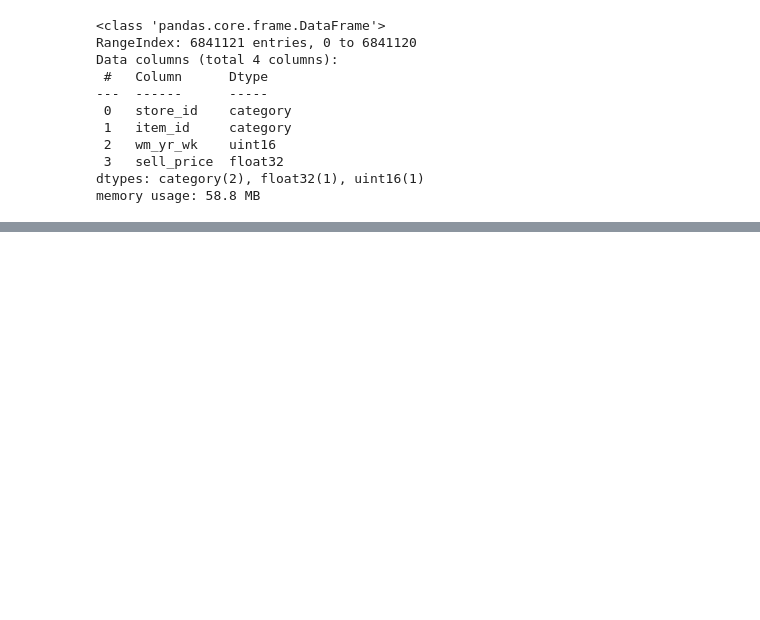
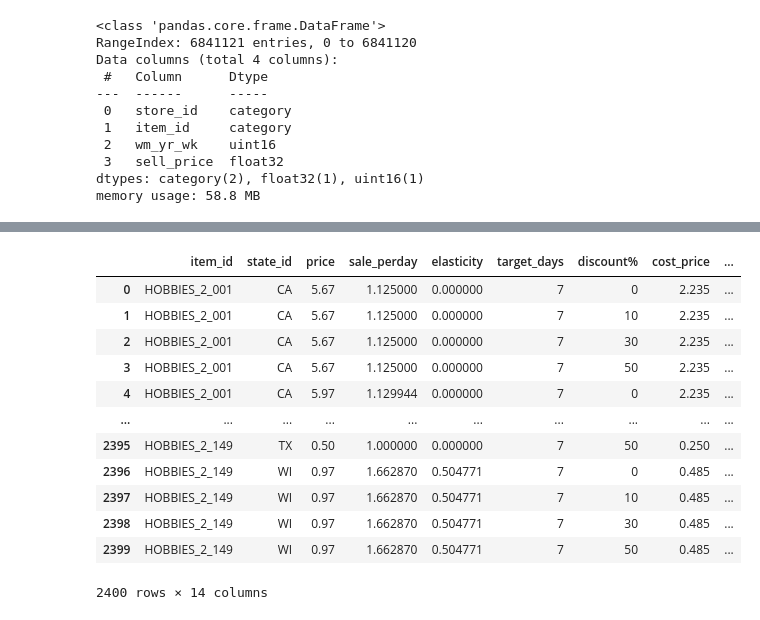
Before and after one commit to janiceivana/DS05_P5, a Jupyter notebook: opti.ipynb, the cells around one changed output, grey strips where cells are left out. Saved outputs shown, nothing was run; the diff lists cells and outputs as text; code cells hidden in the pictures; blank space fills up the shorter version.

```diff
--- a/opti.ipynb
+++ b/opti.ipynb
@@ -281,0 +388,22 @@ h1_opti[h1_opti['item_id']=="HOBBIES_1_100"]
+# %%
+h2_opti["cost"] = round(h2_opti['cost_price']*h2_opti["predict_total_sale"],2)
+
+h2_opti["revenue"] = round(h2_opti["discount_price"]*h2_opti["predict_total_sale"],2)
+
+h2_opti["profit"] = h2_opti["revenue"]-h2_opti["cost"]
+
+h2_opti
+# %% [output]
+|  | item_id | state_id | price | sale_perday | elasticity | target_days | discount% | cost_price | ... |
+| 0 | HOBBIES_2_001 | CA | 5.67 | 1.125000 | 0.000000 | 7 | 0 | 2.235 | ... |
+| 1 | HOBBIES_2_001 | CA | 5.67 | 1.125000 | 0.000000 | 7 | 10 | 2.235 | ... |
+| 2 | HOBBIES_2_001 | CA | 5.67 | 1.125000 | 0.000000 | 7 | 30 | 2.235 | ... |
+| 3 | HOBBIES_2_001 | CA | 5.67 | 1.125000 | 0.000000 | 7 | 50 | 2.235 | ... |
+| 4 | HOBBIES_2_001 | CA | 5.97 | 1.129944 | 0.000000 | 7 | 0 | 2.235 | ... |
+| ... | ... | ... | ... | ... | ... | ... | ... | ... | ... |
+| 2395 | HOBBIES_2_149 | TX | 0.50 | 1.000000 | 0.000000 | 7 | 50 | 0.250 | ... |
+| 2396 | HOBBIES_2_149 | WI | 0.97 | 1.662870 | 0.504771 | 7 | 0 | 0.485 | ... |
+| 2397 | HOBBIES_2_149 | WI | 0.97 | 1.662870 | 0.504771 | 7 | 10 | 0.485 | ... |
+| 2398 | HOBBIES_2_149 | WI | 0.97 | 1.662870 | 0.504771 | 7 | 30 | 0.485 | ... |
+| 2399 | HOBBIES_2_149 | WI | 0.97 | 1.662870 | 0.504771 | 7 | 50 | 0.485 | ... |
+2400 rows × 14 columns
```
Also changed, not shown: parts of 50 cells of this notebook, 2 other files.
